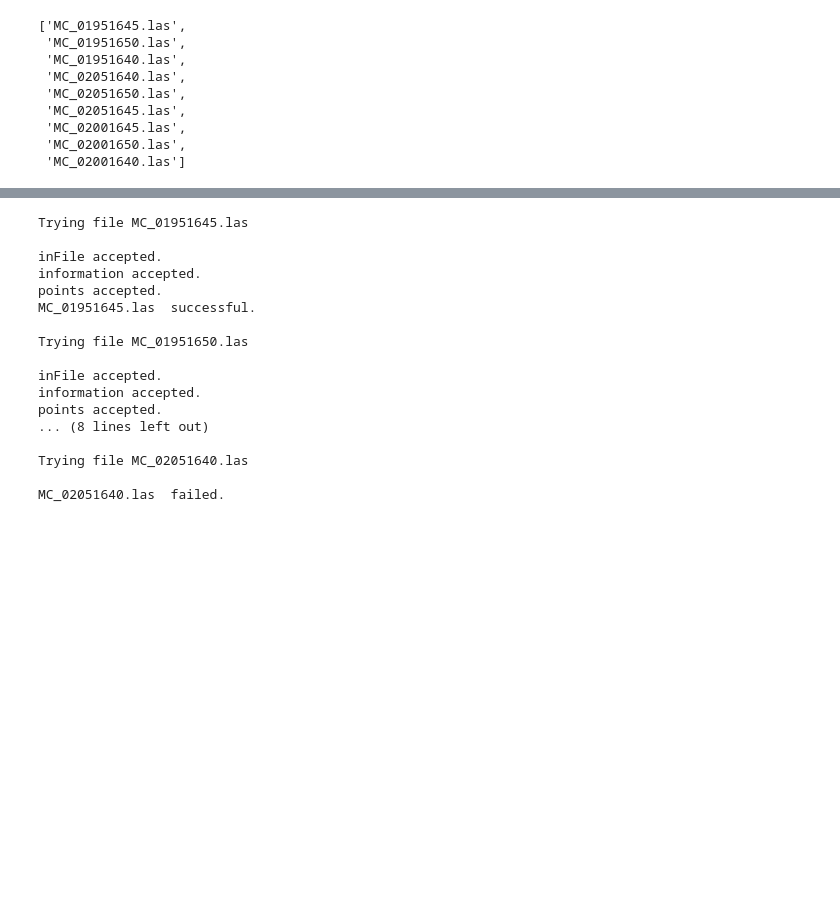
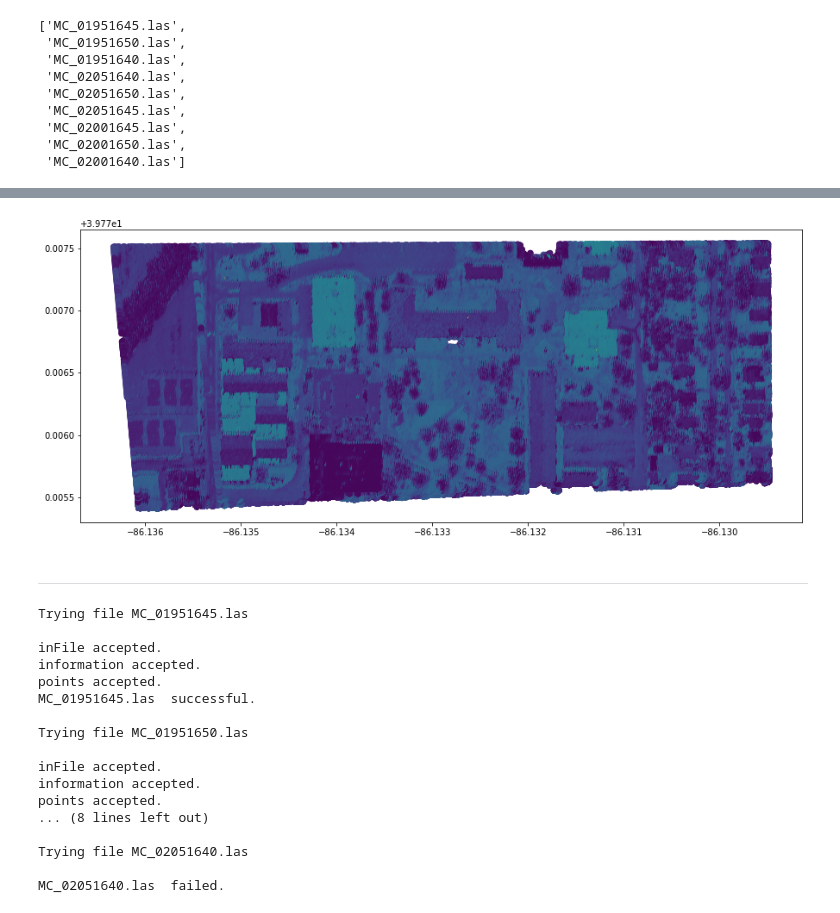
Before and after one commit to zach-brown-18/is-it-abandoned, a Jupyter notebook: Data_ingestion.ipynb, the cells around one changed output, grey strips where cells are left out. Cells and saved outputs as stored; diff of their text form; code cells hidden in the pictures; blank space fills up the shorter version.

```diff
--- a/Data_ingestion.ipynb
+++ b/Data_ingestion.ipynb
@@ -43,7 +61,7 @@ gdf_abandoned.plot(figsize=(15,15));
 ## Load the lidar data for Indianapolis, IN
 # %%
 # Lidar satellite data
-las_files = [f for f in os.listdir('./training_data/las_files/')]
+las_files = [f for f in os.listdir('./training_data/las_files/') if f[0]!='.']
 
 las_files
 # %% [output]
@@ -107,37 +107,6 @@ def las_to_geodf_development(filename):
     inFile.close()
 
     return lidar_geodf
-# %%
-def las_to_geodf(filename, crs):
-    '''Convert an .las file to a Geopandas Geodataframe object.'''
-
-    print('Trying file', filename, '\n')
-
-    base_path = './training_data/las_files/'
-
-    #Read LAS file
-    try:
-        inFile = File(base_path + filename)
-        print('inFile accepted.')
-    except:
-        print(filename, " failed.")
-        return None
-
-    #Import LAS into numpy array
-    lidar_points = np.array((inFile.intensity,
-                             inFile.classification,
-                             inFile.scan_angle)).transpose()
-    print('information accepted.')
-
-    #Transform to geopandas GeoDataFrame
-    lidar_geodf = gp.GeoDataFrame(lidar_points, geometry = gp.points_from_xy(inFile.x, inFile.y, inFile.z), crs=crs)
-    lidar_geodf.rename(columns = {0:'intensity', 1:'classification', 2:'scan_angle'}, inplace=True)
-    print('points accepted.')
-
-    print(filename, " successful.\n")
-    inFile.close()
-
-    return lidar_geodf
 # %%
 def merge_geodfs(geodfs):
   result_gdf = geodfs[0]
@@ -149,6 +116,6 @@ inFile = File('./training_data/las_files/MC_02051645.las')
 # %%
-crs = 'ESRI:102673'
-test = las_to_geodf(las_files[0], crs)
+gdf = las_to_geodf(las_files[0], crs=crs_input)
+gdf
 # %% [output]
 Trying file MC_01951645.las
 
@@ -179,0 +139,3 @@ RuntimeError: b'no arguments in initialization list'
+# %%
+gdf_4326 = gdf.loc[:, ['intensity', 'geometry']].to_crs(crs_lat_lon)
+gdf_4326
@@ -180,3 +159,9 @@ RuntimeError: b'no arguments in initialization list'
+# %%
+gdf_4326.plot('intensity', figsize=(15,15));
+# %% [output]
+[figure, added]
+# %% [markdown]
+___
 # %%
 # Runtime: 27 minutes
 
```
Also changed, not shown: parts of 22 cells of this notebook, 9 other files.
